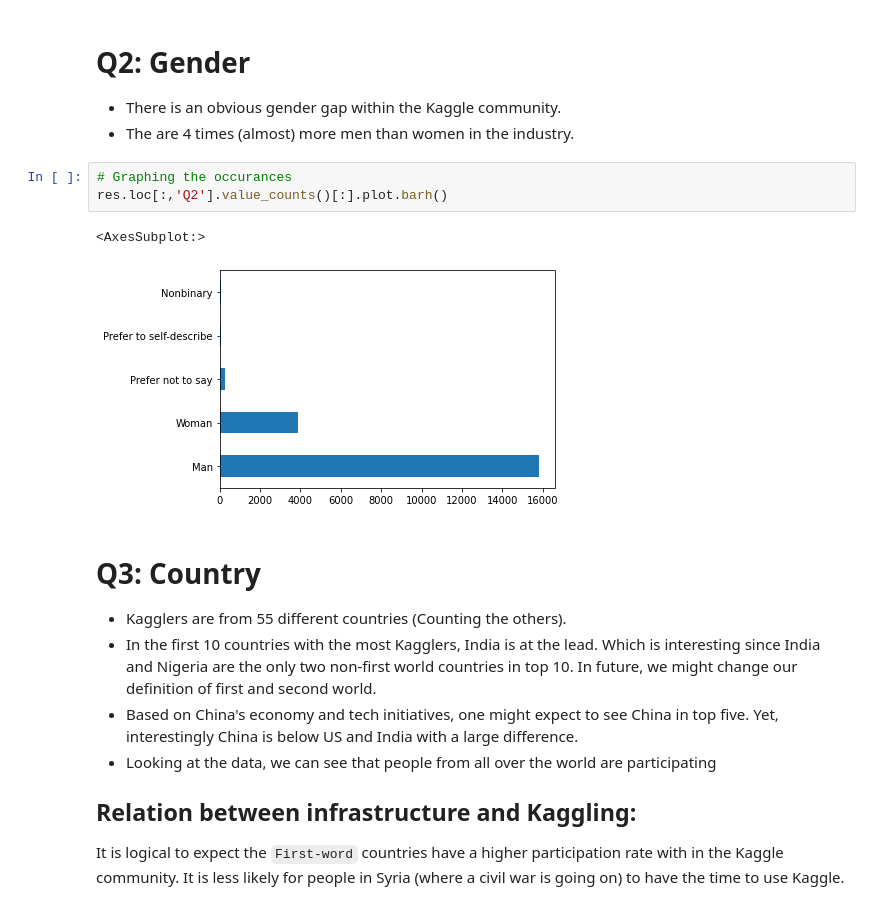
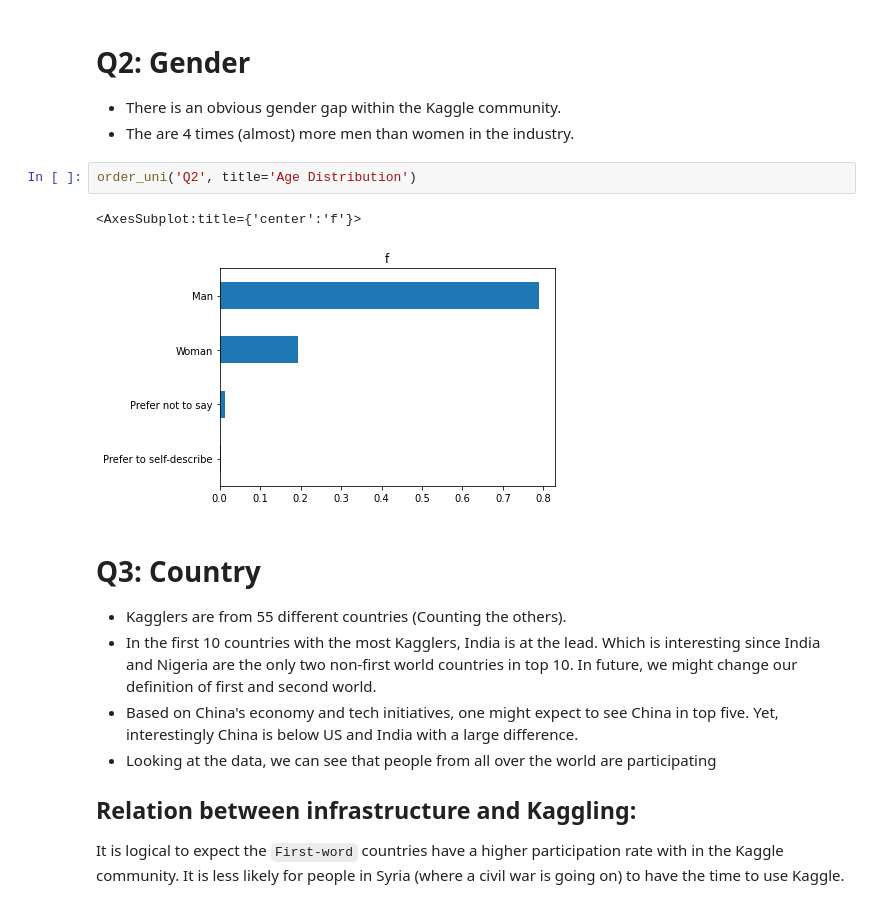
Before and after one commit to damoonsh/Kaggle-Survey, a Jupyter notebook: kaggle-ds-surveys.ipynb, the cells around one changed output. Saved outputs shown, nothing was run; the diff lists cells and outputs as text.

```diff
--- a/kaggle-ds-surveys.ipynb
+++ b/kaggle-ds-surveys.ipynb
@@ -158,12 +172,11 @@ res.loc[:,'Q1'].value_counts().plot.barh()
 # Q2: Gender
 - There is an obvious gender gap within the Kaggle community.
 - The are 4 times (almost) more men than women in the industry.
-# %%
-# Graphing the occurances
-res.loc[:,'Q2'].value_counts()[:].plot.barh()
-# %% [output]
-<AxesSubplot:>
-[figure, removed]
+# %%
+order_uni('Q2', title='Age Distribution')
+# %% [output]
+<AxesSubplot:title={'center':'f'}>
+[figure, added]
 # %% [markdown]
 # Q3: Country
 - Kagglers are from 55 different countries (Counting the others).
```
Also changed, not shown: parts of 30 cells of this notebook, 1 other file.
